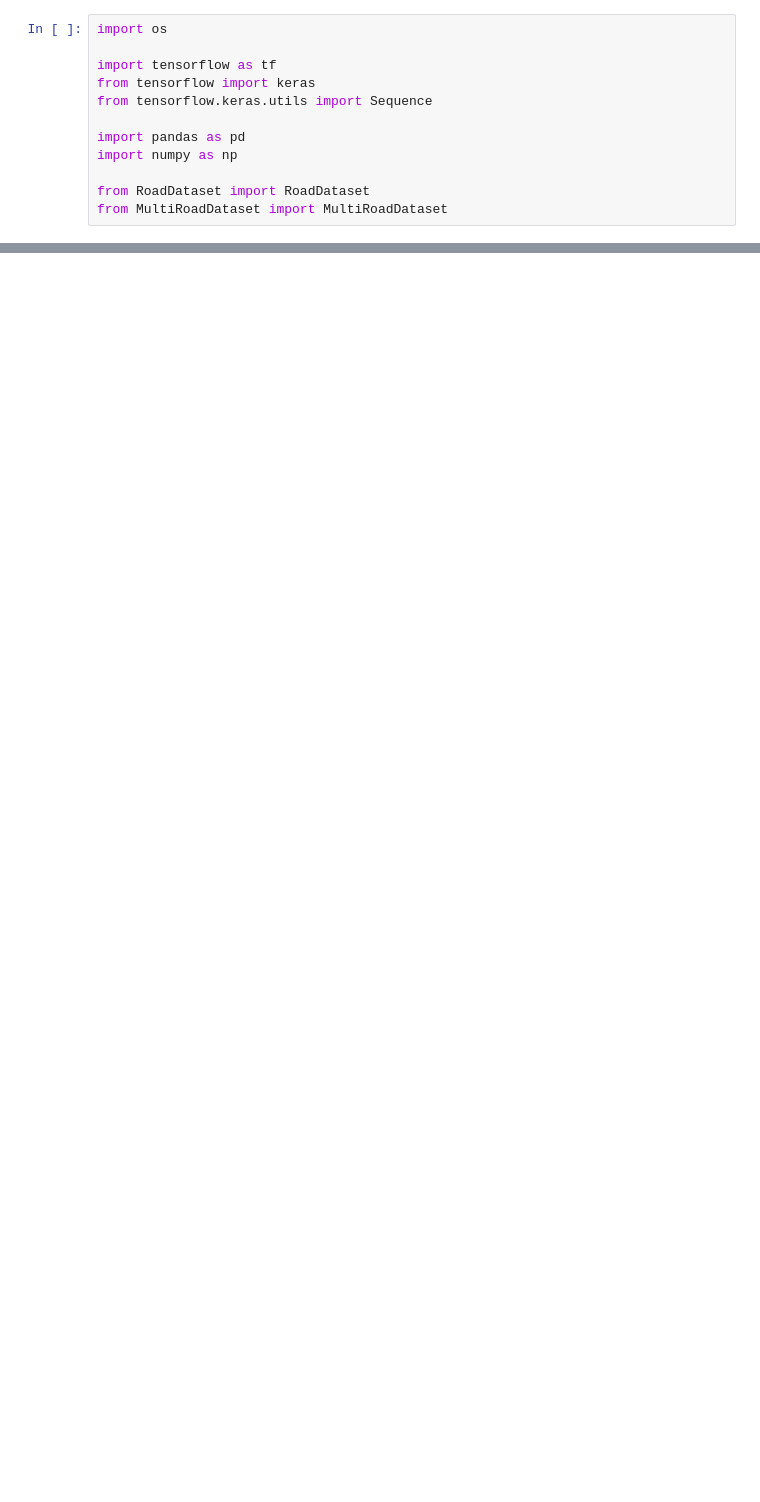
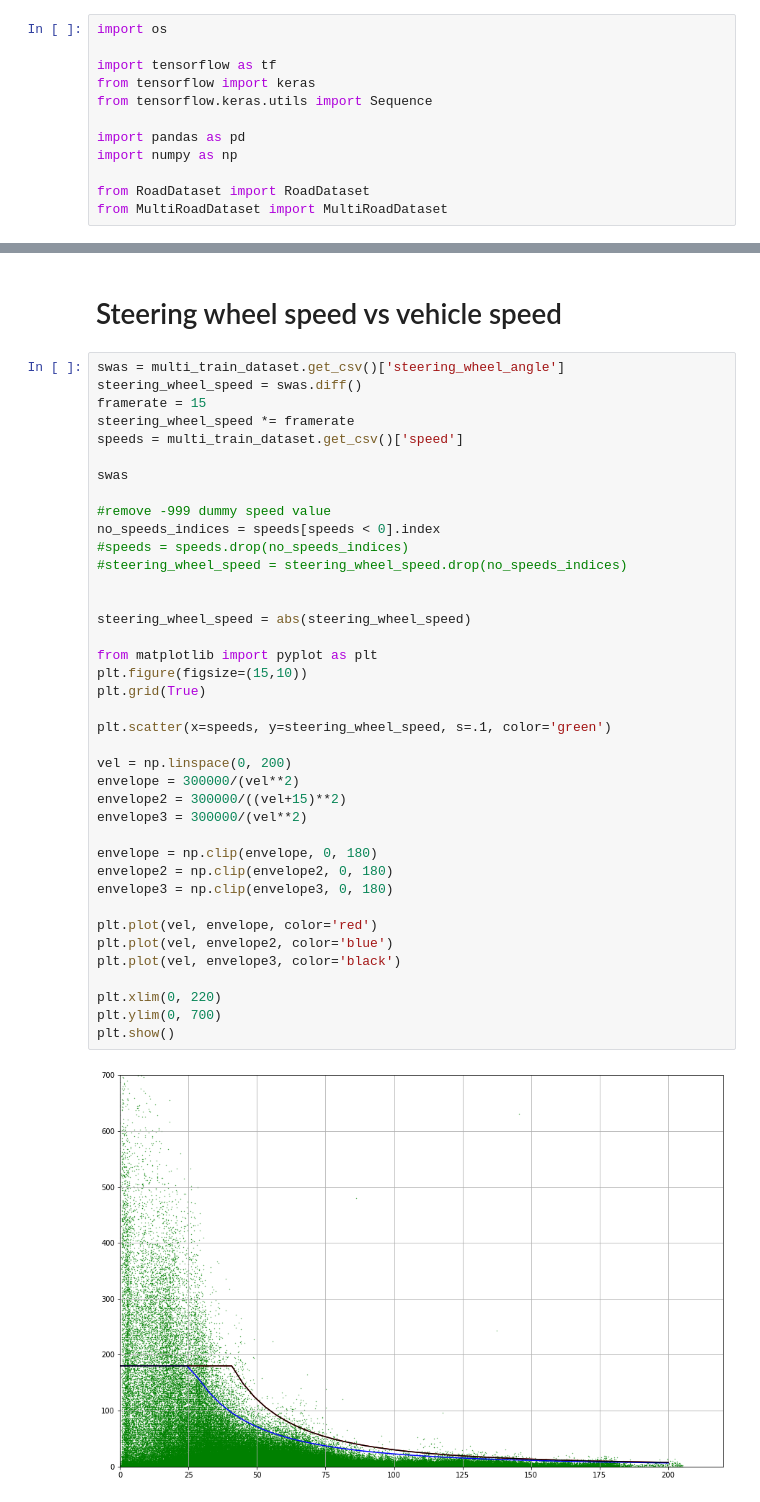
Before and after one commit to korbinianbauer/diypilot, a Jupyter notebook: notebooks/MultiRoadDataset Tests.ipynb, the cells around one changed output, grey strips where cells are left out. Cells and saved outputs as stored; diff of their text form; blank space fills up the shorter version.

```diff
--- a/notebooks/MultiRoadDataset Tests.ipynb
+++ b/notebooks/MultiRoadDataset Tests.ipynb
@@ -88,0 +104,43 @@ TypeError: int() argument must be a string, a bytes-like object or a number, not
+# %% [markdown]
+# Steering wheel speed vs vehicle speed
+# %%
+swas = multi_train_dataset.get_csv()['steering_wheel_angle']
+steering_wheel_speed = swas.diff()
+framerate = 15
+steering_wheel_speed *= framerate
+speeds = multi_train_dataset.get_csv()['speed']
+
+swas
+
+#remove -999 dummy speed value
+no_speeds_indices = speeds[speeds < 0].index
+#speeds = speeds.drop(no_speeds_indices)
+#steering_wheel_speed = steering_wheel_speed.drop(no_speeds_indices)
+
+
+steering_wheel_speed = abs(steering_wheel_speed)
+
+from matplotlib import pyplot as plt
+plt.figure(figsize=(15,10))
+plt.grid(True)
+
+plt.scatter(x=speeds, y=steering_wheel_speed, s=.1, color='green')
+
+vel = np.linspace(0, 200)
+envelope = 300000/(vel**2)
+envelope2 = 300000/((vel+15)**2)
+envelope3 = 300000/(vel**2)
+
+envelope = np.clip(envelope, 0, 180)
+envelope2 = np.clip(envelope2, 0, 180)
+envelope3 = np.clip(envelope3, 0, 180)
+
+plt.plot(vel, envelope, color='red')
+plt.plot(vel, envelope2, color='blue')
+plt.plot(vel, envelope3, color='black')
+
+plt.xlim(0, 220)
+plt.ylim(0, 700)
+plt.show()
+# %% [output]
+[figure, added]
```
Also changed, not shown: parts of 12 cells of this notebook, 9 other files.
